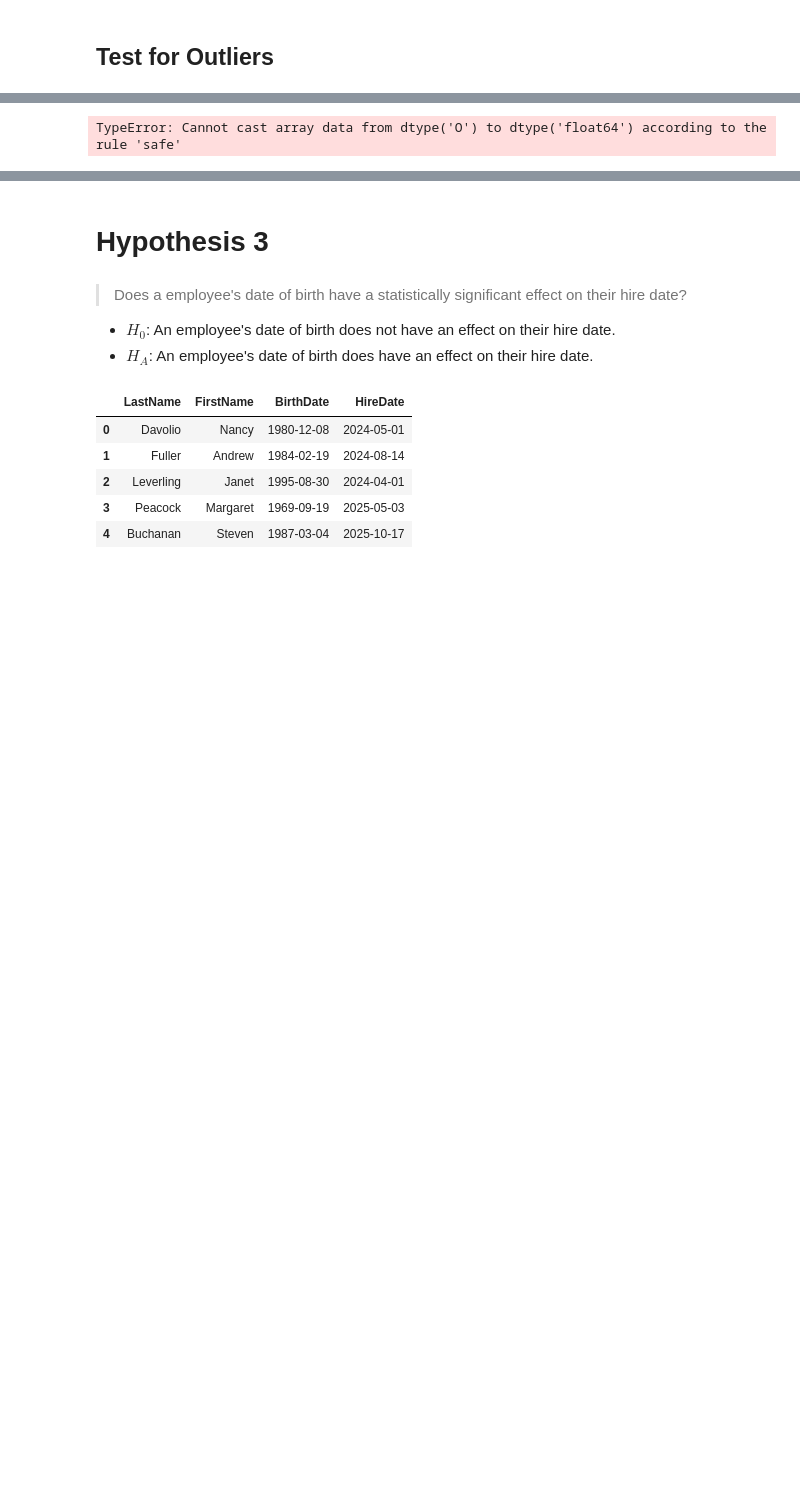
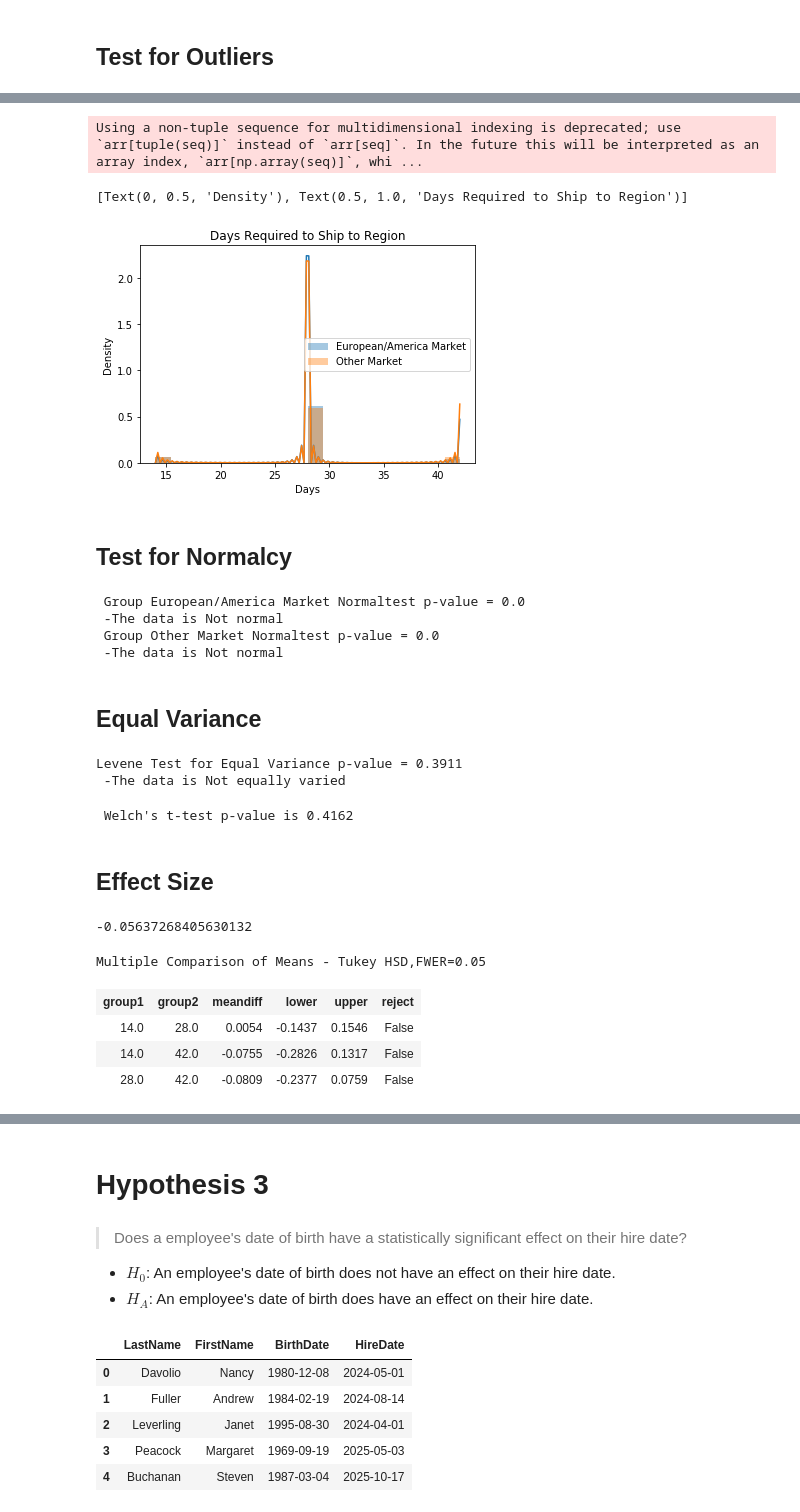
Before and after one commit to jdsmithwes/hypothesis_testing_workflow_python, a Jupyter notebook: student.ipynb, the cells around one changed output, grey strips where cells are left out. Cells and saved outputs as stored; diff of their text form; code cells hidden in the pictures; blank space fills up the shorter version.

```diff
--- a/student.ipynb
+++ b/student.ipynb
@@ -308,0 +314,6 @@ NameError: name 'printlen' is not defined
+# %%
+for k,v in groups.items():
+    idx_out = find_outliers_Z(v)
+
+print(f'There are {idx_out} outliers present in {grp_name} using Z-Score')
+groups[k] = v[~idx_out]
@@ -308,0 +338,12 @@ NameError: name 'printlen' is not defined
+# %%
+for k,v in groups.items():
+    sns.distplot(v,label = k)
+ax = plt.gca()
+ax.legend()
+ax.set(title = 'Days Required to Ship to Region',ylabel='Density')
+# %% [output]
+Using a non-tuple sequence for multidimensional indexing is deprecated; use `arr[tuple(seq)]` instead of `arr[seq]`. In the future this will be interpreted as an array index, `arr[np.array(seq)]`, whi ...
+[Text(0, 0.5, 'Density'), Text(0.5, 1.0, 'Days Required to Ship to Region')]
+[figure, added]
+# %% [markdown]
+## Test for Normalcy
@@ -309,6 +352,48 @@ NameError: name 'printlen' is not defined
+# %%
+#Normalcy test with scipy library
+for k,v in groups.items():
+    stat,p = stats.normaltest(v)
+    print(f' Group {k} Normaltest p-value = {round(p,4)}')
+    sig = 'is Not' if p<0.5 else 'is'
+    print(f' -The data {sig} normal')
+# %% [output]
+ Group European/America Market Normaltest p-value = 0.0
+ -The data is Not normal
+ Group Other Market Normaltest p-value = 0.0
+ -The data is Not normal
+# %% [markdown]
+## Equal Variance
+# %%
+data = []
+for k, v in groups.items():
+    data.append(v)
+
+stat,p = stats.levene(*data)
+
+print (f'Levene Test for Equal Variance p-value = {round(p,4)}')
+sig = 'is Not' if p<0.5 else 'is'
+print(f' -The data {sig} equally varied')
+# %% [output]
+Levene Test for Equal Variance p-value = 0.3911
+ -The data is Not equally varied
+# %%
+stat,p = stats.ttest_ind(*data, equal_var=False)
+print(f" Welch's t-test p-value is {round(p,4)}")
+# %% [output]
+ Welch's t-test p-value is 0.4162
+# %% [markdown]
+## Effect Size
+# %%
+Cohen_d(*data)
+# %% [output]
+-0.05637268405630132
 # %%
 from statsmodels.stats.multicomp import pairwise_tukeyhsd
-model = pairwise_tukeyhsd(df['Groups'],df['Time2Delivery'])
+model = pairwise_tukeyhsd(df['Groups'],df['Days'])
 model.summary()
 # %% [output]
-TypeError: Cannot cast array data from dtype('O') to dtype('float64') according to the rule 'safe'
+Multiple Comparison of Means - Tukey HSD,FWER=0.05
+| group1 | group2 | meandiff | lower | upper | reject |
+| 14.0 | 28.0 | 0.0054 | -0.1437 | 0.1546 | False |
+| 14.0 | 42.0 | -0.0755 | -0.2826 | 0.1317 | False |
+| 28.0 | 42.0 | -0.0809 | -0.2377 | 0.0759 | False |
```
Also changed, not shown: parts of 10 cells of this notebook.
